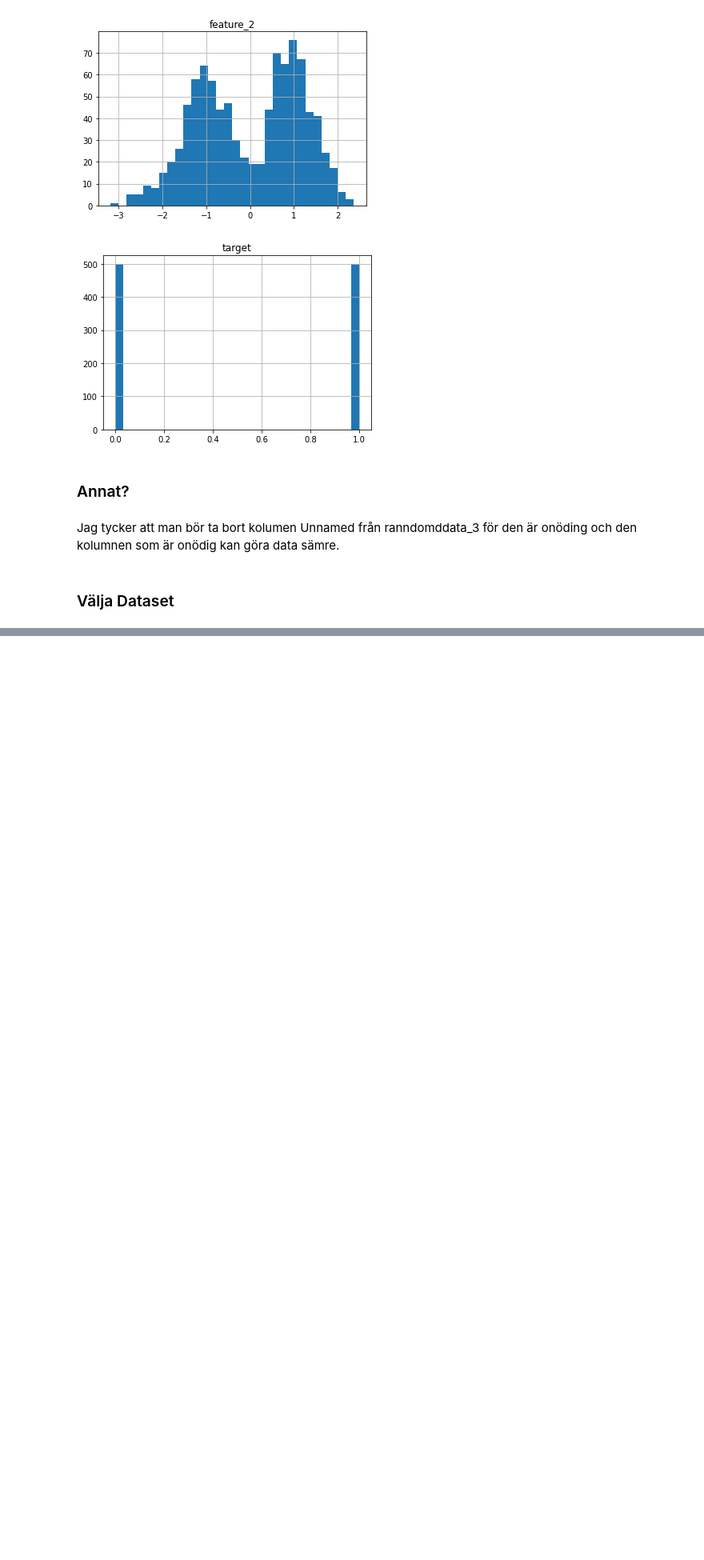
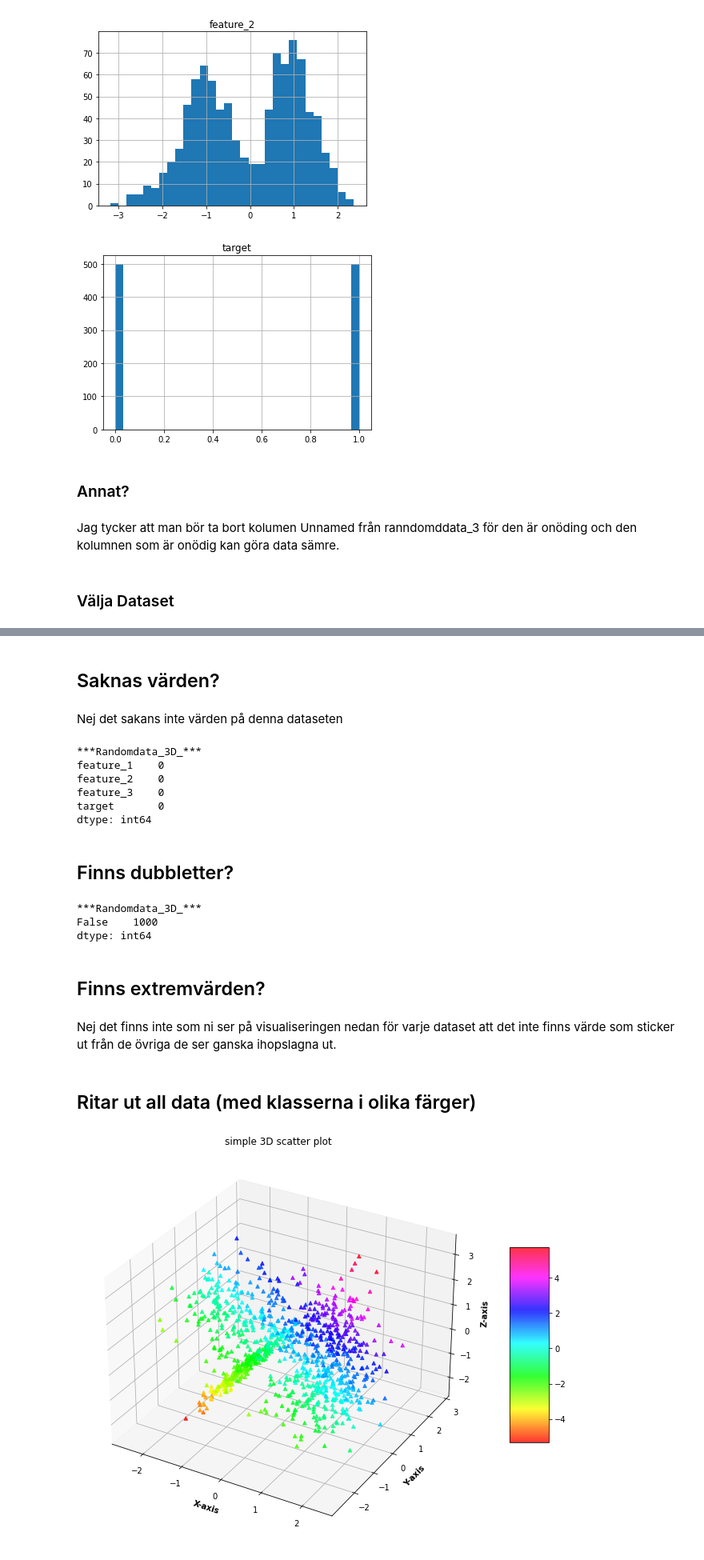
Before and after one commit to Ahmad223455322/Deep-la-rning-Linja-r_reg, a Jupyter notebook: Ahmad_Zarzar_SVM.ipynb, the cells around one changed output, grey strips where cells are left out. Shown at 80% size. Drawn from its saved outputs; the diff is of its cells as text; code cells hidden in the pictures; blank space fills up the shorter version.

```diff
--- a/Ahmad_Zarzar_SVM.ipynb
+++ b/Ahmad_Zarzar_SVM.ipynb
@@ -143,0 +262,61 @@ och den är .........
+# %% [markdown]
+## Saknas värden?
+# %% [markdown]
+Nej det sakans inte värden på denna dataseten
+# %%
+print(f'***Randomdata_3D_***\n{data_df_3_d.isna().sum()}')
+# %% [output]
+***Randomdata_3D_***
+feature_1    0
+feature_2    0
+feature_3    0
+target       0
+dtype: int64
+# %% [markdown]
+## Finns dubbletter?
+# %%
+print(f'***Randomdata_3D_***\n{data_df_3_d.duplicated().value_counts()}')
+# %% [output]
+***Randomdata_3D_***
+False    1000
+dtype: int64
+# %% [markdown]
+## Finns extremvärden?
+# %% [markdown]
+Nej det finns inte som ni ser på visualiseringen nedan för varje dataset att det inte finns värde som sticker ut från de övriga de ser ganska ihopslagna ut.
+# %% [markdown]
+## Ritar ut all data (med klasserna i olika färger)
+# %%
+# Creating figure
+fig = plt.figure(figsize = (16, 9))
+ax = plt.axes(projection ="3d")
+
+# Add x, y gridlines
+ax.grid(b = True, color ='grey',
+        linestyle ='-.', linewidth = 0.3,
+        alpha = 0.2)
+
+# Creating color map
+my_cmap = plt.get_cmap('hsv')
+
+# Creating plot
+sctt = ax.scatter3D(data_df_3_d['feature_1'],data_df_3_d['feature_2'],data_df_3_d['feature_3'],
+                    alpha = 0.8,
+                    c = (data_df_3_d['feature_1']+data_df_3_d['feature_2']+data_df_3_d['feature_3']),
+                    cmap = my_cmap,
+                    marker ='^')
+
+
+
+plt.title("simple 3D scatter plot")
+ax.set_xlabel('X-axis', fontweight ='bold')
+ax.set_ylabel('Y-axis', fontweight ='bold')
+ax.set_zlabel('Z-axis', fontweight ='bold')
+
+
+fig.colorbar(sctt, ax = ax, shrink = 0.5, aspect = 5)
+
+# show plot
+plt.show()
+# %% [output]
+[figure, added]
```
Also changed, not shown: parts of 34 cells of this notebook, 6 other files.
